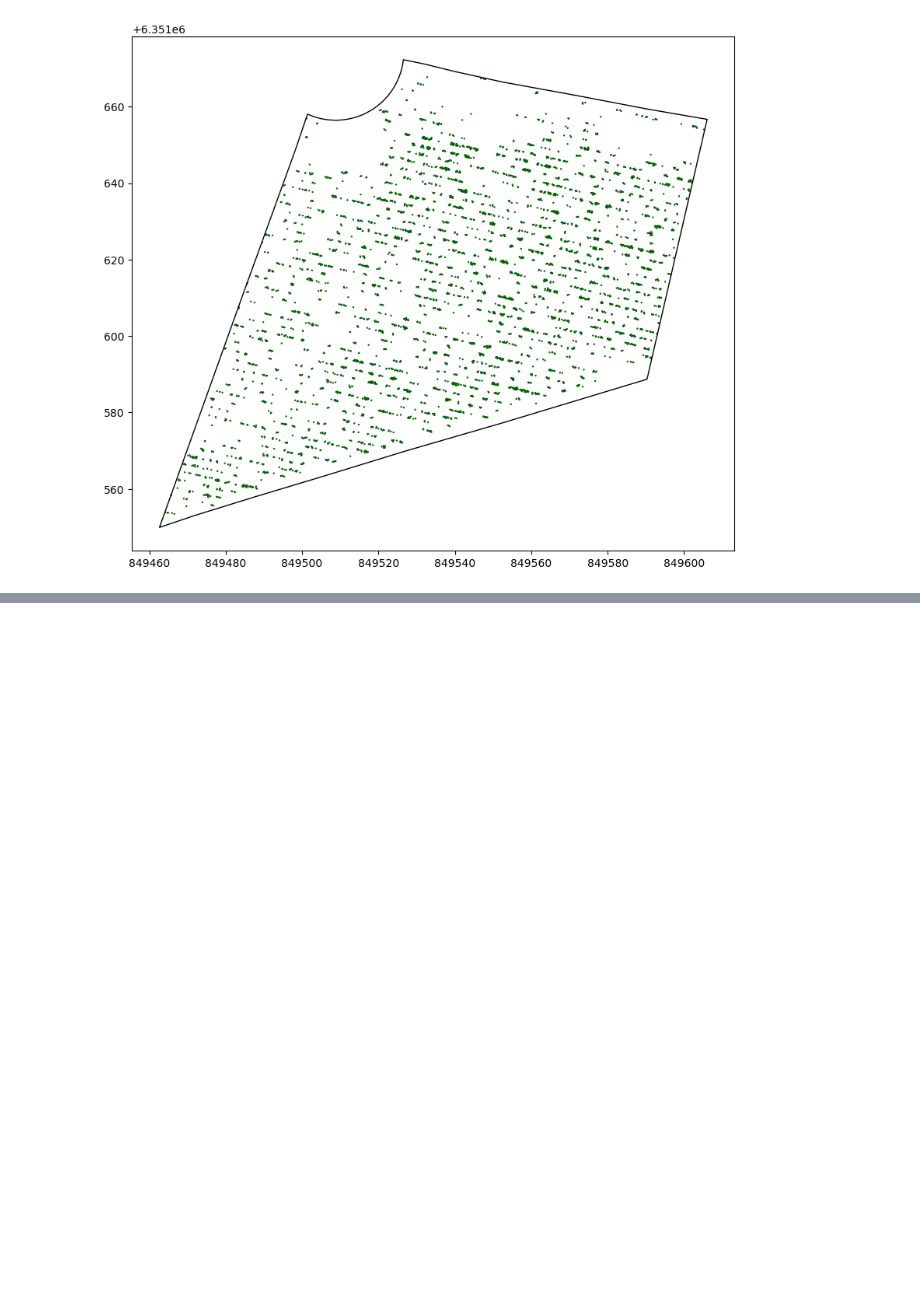
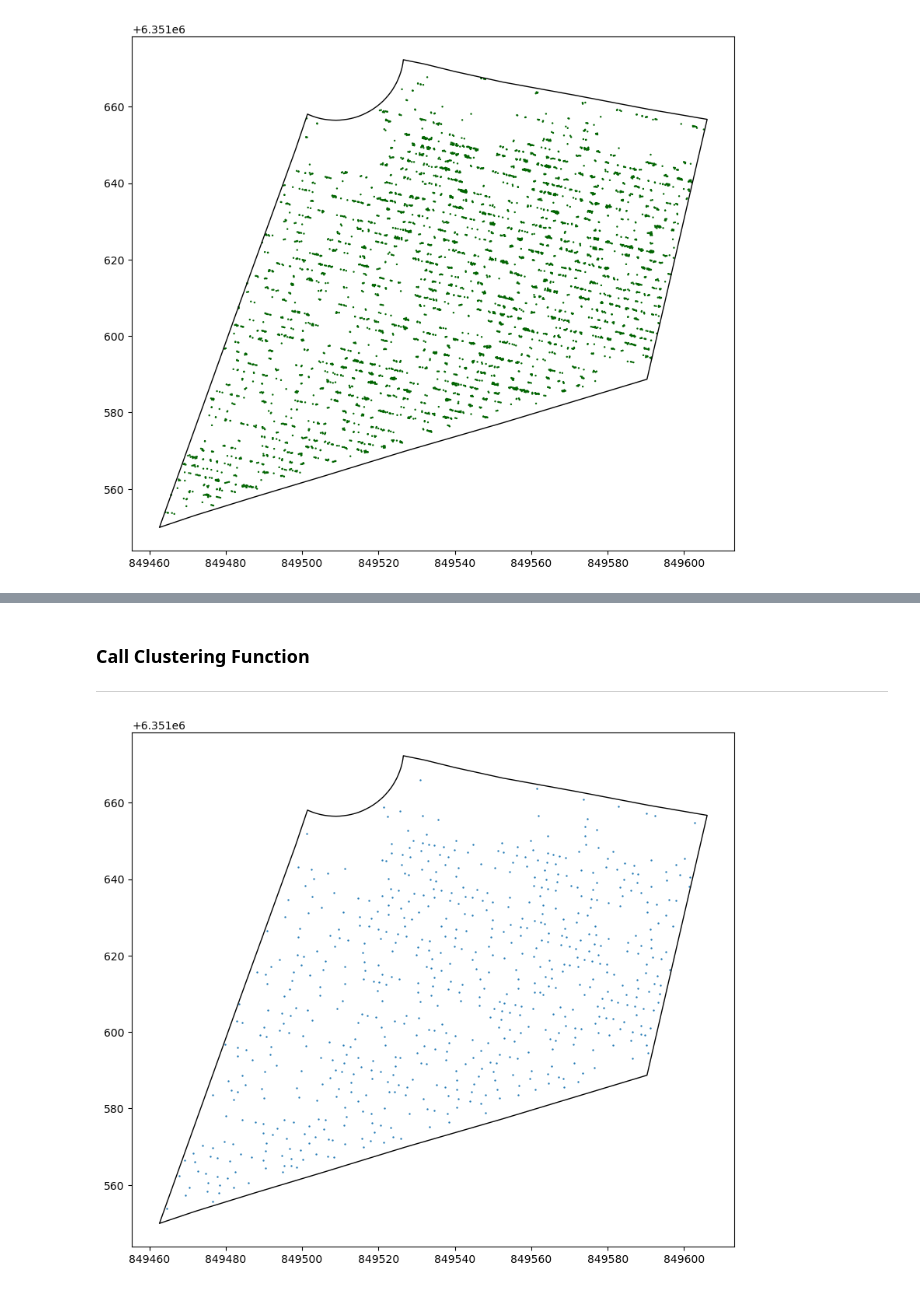
Before and after one commit to vinDAR-MEDS/vinDAR, a Jupyter notebook: src/exploratory_analysis.ipynb, the cells around one changed output, grey strips where cells are left out. Saved outputs shown, nothing was run; the diff lists cells and outputs as text; code cells hidden in the pictures; blank space fills up the shorter version.

```diff
--- a/src/exploratory_analysis.ipynb
+++ b/src/exploratory_analysis.ipynb
@@ -95,17 +102,0 @@ plt.show()
-# %%
-
-# Remove Ground From Data
-las_clip = las_clip[las_clip.classification != 2]
-
-colors = [color_map[val] for val in las_clip.classification]
-
-fig, ax = plt.subplots(figsize=(10, 10))
-
-# Plot points
-sc = ax.scatter(las_clip.x, las_clip.y, c=colors, s=0.5)
-
-# Overlay polygon boundary
-parcels.boundary.plot(ax=ax, color='black', linewidth=1)
-
-ax.set_aspect('equal')
-plt.show()
@@ -180,0 +153,26 @@ Jupyter environment detected. Enabling Open3D WebVisualizer.
+# %% [markdown]
+### Call Clustering Function
+***
+# %%
+centroids = cluster_points(las_clip, spacing = 0.75, min_points = 3)
+
+# View Output
+x_coordinates = centroids[:, 0]
+y_coordinates = centroids[:, 1]
+
+fig, ax = plt.subplots(figsize=(10, 10))
+
+# Plot points
+sc = ax.scatter(x_coordinates, y_coordinates, s=0.5)
+
+# Overlay polygon boundary
+parcels.boundary.plot(ax=ax, color='black', linewidth=1)
+
+ax.set_aspect('equal')
+plt.show()
+
+# Save as Dataframe
+data = {'x': centroids[:, 0], 'y': centroids[:, 1], 'z': centroids[:, 2]}
+df = pd.DataFrame(data)
+# %% [output]
+[figure, added]
```
Also changed, not shown: parts of 14 cells of this notebook, 1 other file.
